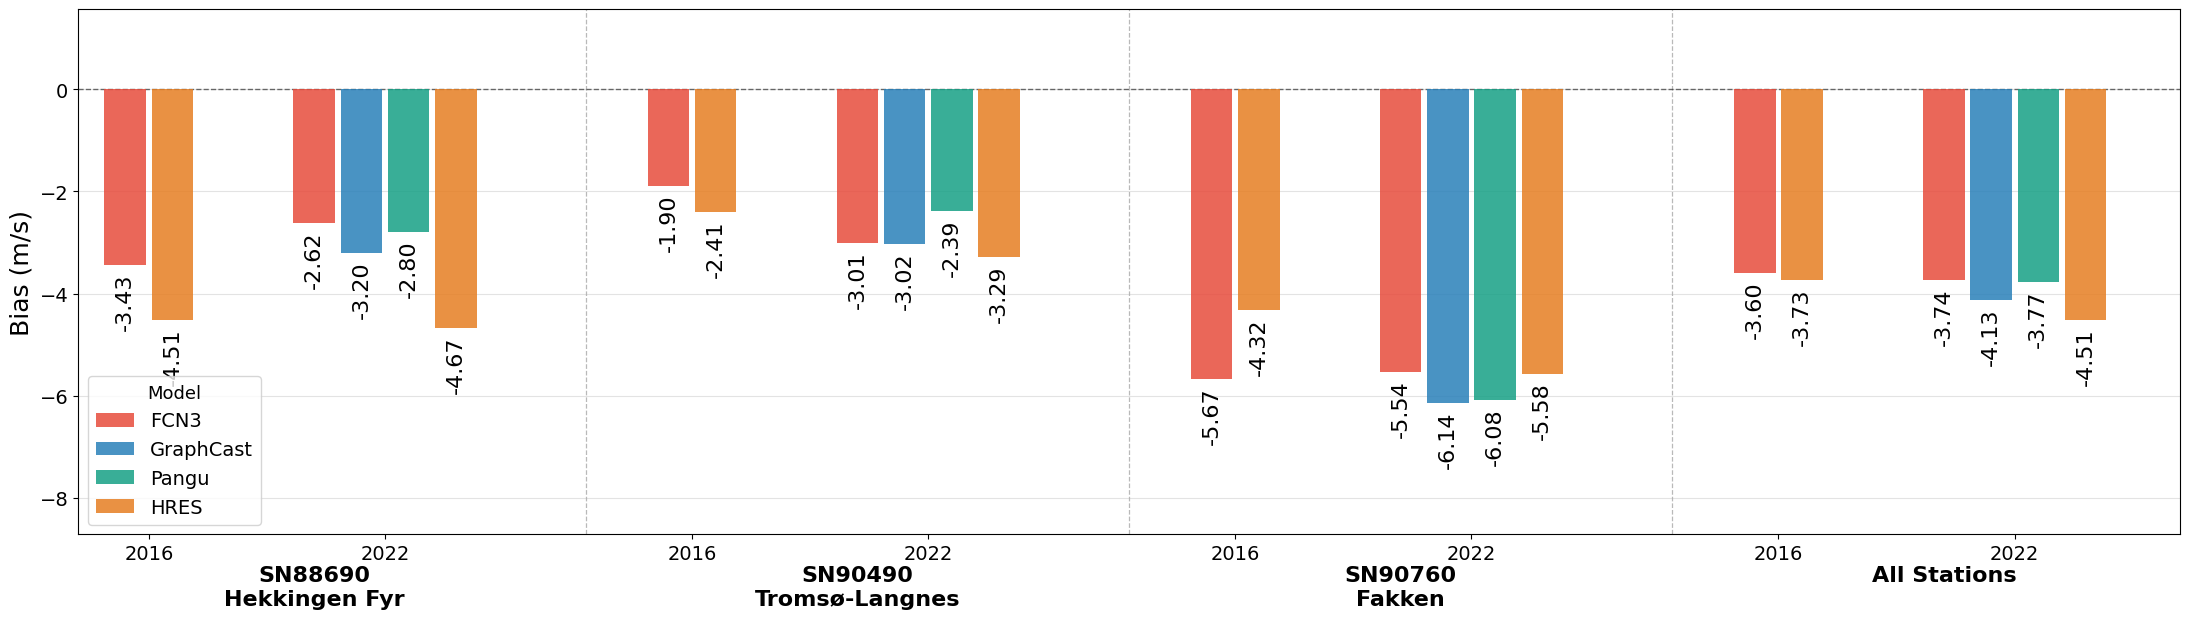
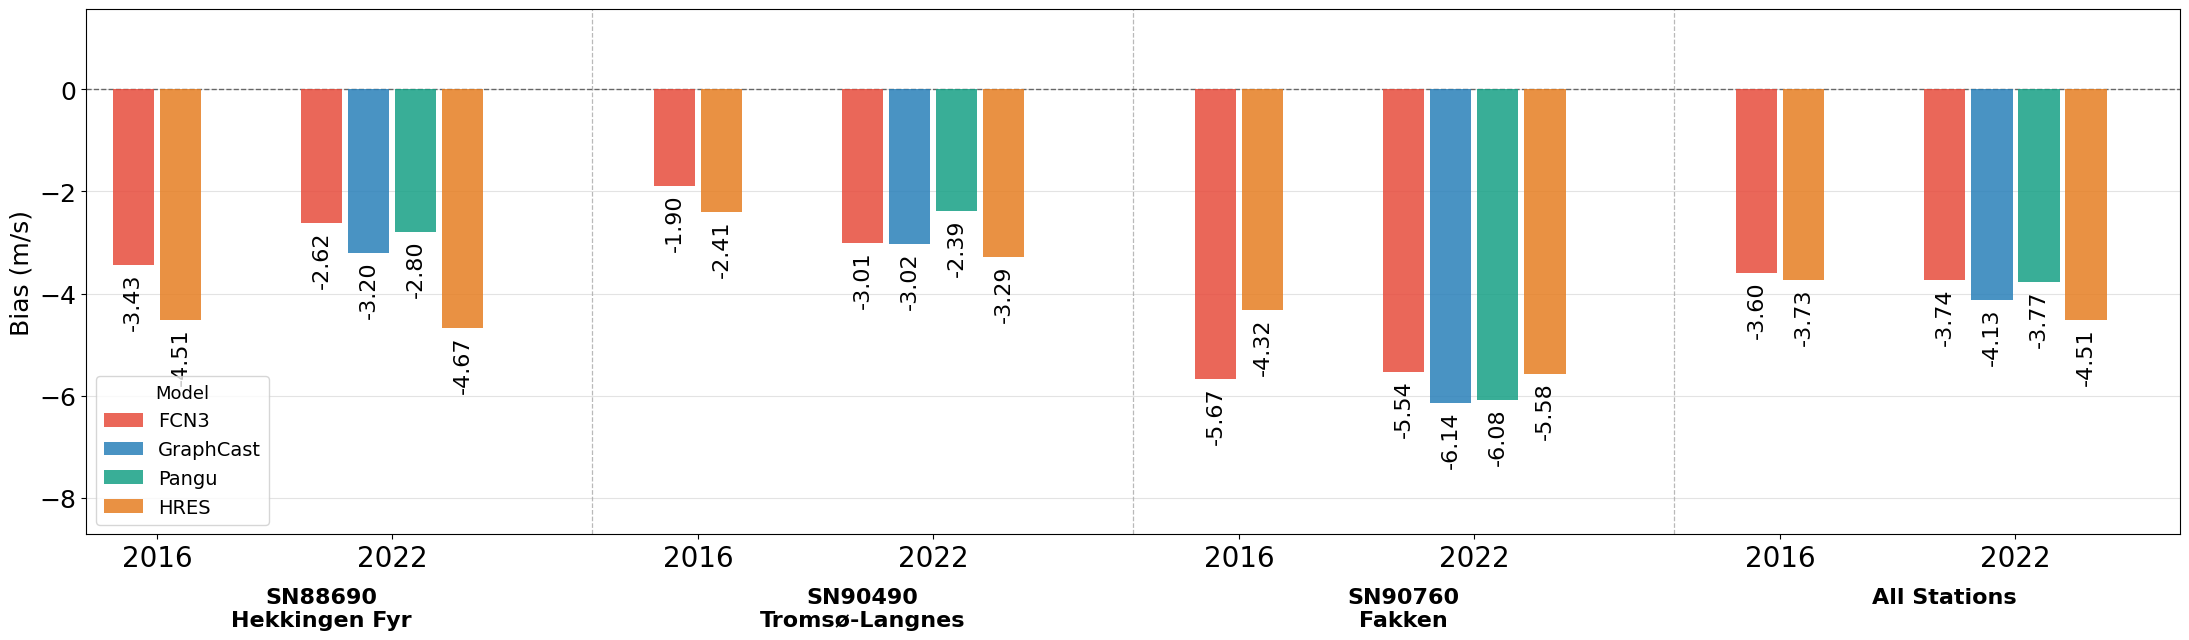
The notebook cell's code change between the first figure and the second:
--- before
+++ after
@@ -17,5 +17,5 @@
 
 ax.set_xticks([yr_tick_x[(sid, yr)] for sid in SIDS for yr in YEARS])
-ax.set_xticklabels([yr for _ in SIDS for yr in YEARS], fontsize=14)
+ax.set_xticklabels([yr for _ in SIDS for yr in YEARS], fontsize=20)
 
 trans = blended_transform_factory(ax.transData, ax.transAxes)
@@ -24,5 +24,5 @@
     name = SID_NAMES[sid]
     label = f'{sid}' + (f'\n{name}' if name else '')
-    ax.text(xmid, -0.06, label, transform=trans, ha='center', va='top',
+    ax.text(xmid, -0.10, label, transform=trans, ha='center', va='top',
             fontsize=16, fontweight='bold', clip_on=False)
 
@@ -37,5 +37,5 @@
 ax.set_ylabel('Bias (m/s)', fontsize=18)
 ax.grid(axis='y', alpha=0.35, zorder=0)
-ax.tick_params(axis='y', labelsize=14)
+ax.tick_params(axis='y', labelsize=18)
 
 models_all = ['FCN3', 'GraphCast', 'Pangu', 'HRES']

Commit: update text size